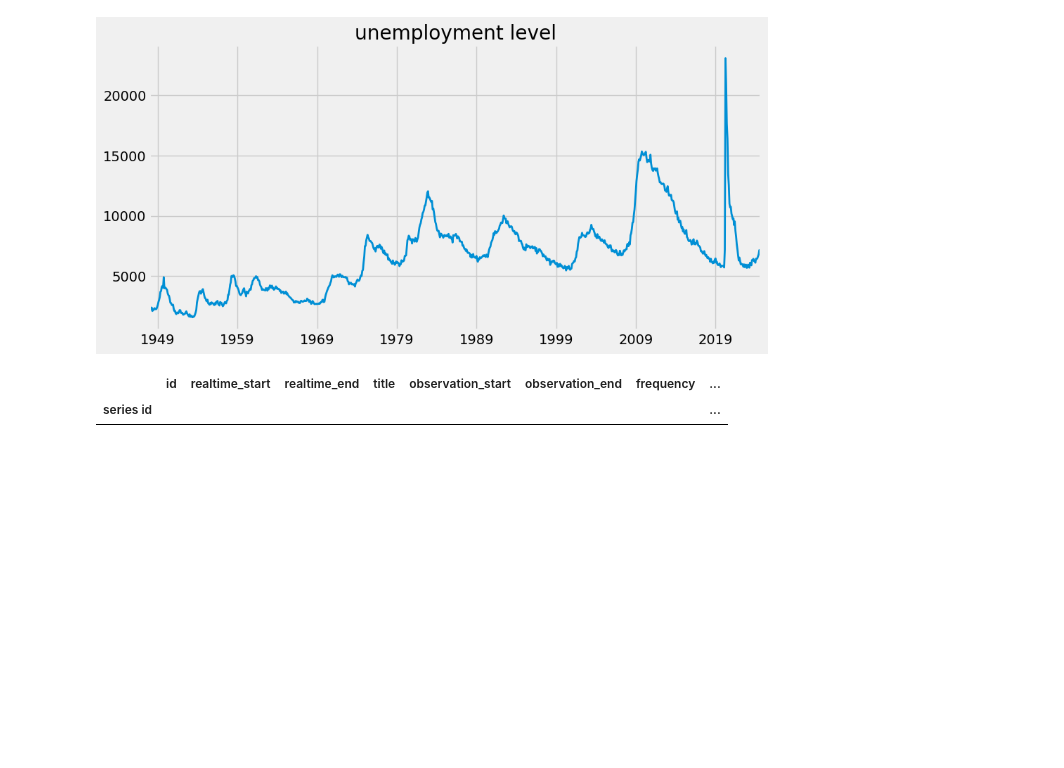
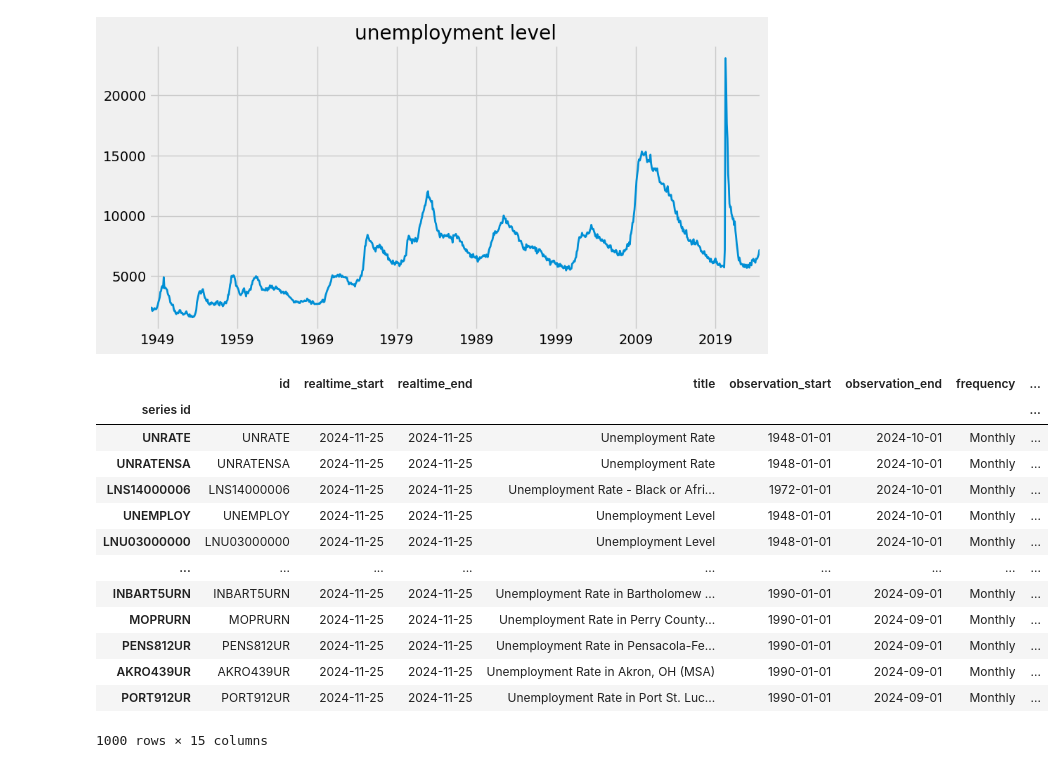
Before and after one commit to IvereenAnjira/Economic-Data-project, a Jupyter notebook: economic data project.ipynb, the cells around one changed output. Drawn from its saved outputs; the diff is of its cells as text; code cells hidden in the pictures; blank space fills up the shorter version.

```diff
--- a/economic data project.ipynb
+++ b/economic data project.ipynb
@@ -103,7 +103,19 @@ unemployment_level.plot(figsize=(10,5),title='unemployment level', lw= 2)
 # %%
 unemployment_rate_state = fred.search('unemployment rate state', filter= ('frequency','Monthly') )
 
-unemployment_rate_state.query('seasonal_adjustment=="Seasonally Adjusted "and units == "units"')
+unemployment_rate_state
 # %% [output]
 |  | id | realtime_start | realtime_end | title | observation_start | observation_end | frequency | ... |
 | series id |  |  |  |  |  |  |  | ... |
+| UNRATE | UNRATE | 2024-11-25 | 2024-11-25 | Unemployment Rate | 1948-01-01 | 2024-10-01 | Monthly | ... |
+| UNRATENSA | UNRATENSA | 2024-11-25 | 2024-11-25 | Unemployment Rate | 1948-01-01 | 2024-10-01 | Monthly | ... |
+| LNS14000006 | LNS14000006 | 2024-11-25 | 2024-11-25 | Unemployment Rate - Black or Afri... | 1972-01-01 | 2024-10-01 | Monthly | ... |
+| UNEMPLOY | UNEMPLOY | 2024-11-25 | 2024-11-25 | Unemployment Level | 1948-01-01 | 2024-10-01 | Monthly | ... |
+| LNU03000000 | LNU03000000 | 2024-11-25 | 2024-11-25 | Unemployment Level | 1948-01-01 | 2024-10-01 | Monthly | ... |
+| ... | ... | ... | ... | ... | ... | ... | ... | ... |
+| INBART5URN | INBART5URN | 2024-11-25 | 2024-11-25 | Unemployment Rate in Bartholomew ... | 1990-01-01 | 2024-09-01 | Monthly | ... |
+| MOPRURN | MOPRURN | 2024-11-25 | 2024-11-25 | Unemployment Rate in Perry County... | 1990-01-01 | 2024-09-01 | Monthly | ... |
+| PENS812UR | PENS812UR | 2024-11-25 | 2024-11-25 | Unemployment Rate in Pensacola-Fe... | 1990-01-01 | 2024-09-01 | Monthly | ... |
+| AKRO439UR | AKRO439UR | 2024-11-25 | 2024-11-25 | Unemployment Rate in Akron, OH (MSA) | 1990-01-01 | 2024-09-01 | Monthly | ... |
+| PORT912UR | PORT912UR | 2024-11-25 | 2024-11-25 | Unemployment Rate in Port St. Luc... | 1990-01-01 | 2024-09-01 | Monthly | ... |
+1000 rows × 15 columns
```
Also changed, not shown: parts of 8 cells of this notebook.
